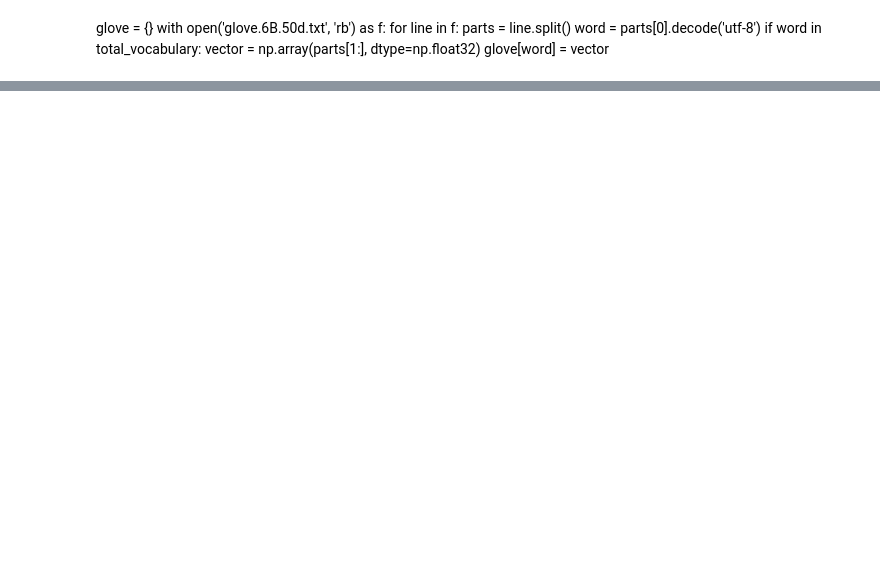
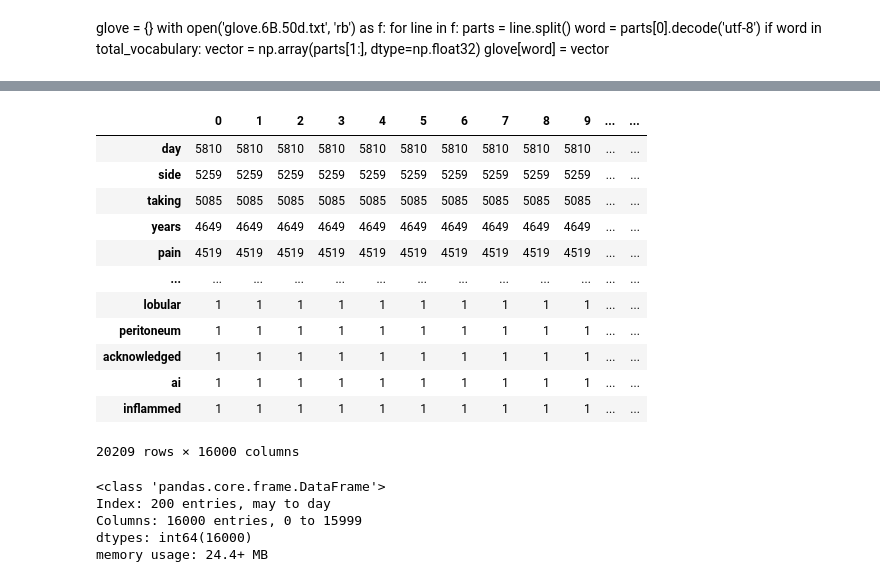
Before and after one commit to jmarksk/DrugReviewAnalysis, a Jupyter notebook: drugReviews.ipynb, the cells around one changed output, grey strips where cells are left out. Saved outputs shown, nothing was run; the diff lists cells and outputs as text; code cells hidden in the pictures; blank space fills up the shorter version.

```diff
--- a/drugReviews.ipynb
+++ b/drugReviews.ipynb
@@ -260,5 +377,5 @@ com = com.lower()
 # %%
-ttestw= tokenizer.tokenize(com)
+ttestw= tokenizer.tokenize(comb)
 # %% [markdown]
 fw = FreqDist(ttestw)
 # %% [markdown]
@@ -285,3 +394,5 @@ FreqDist({'side': 344, 'day': 343, 'taking': 326, 'years': 309, 'pain': 299, 'ef
+# %%
+FD= FreqDist(w_words_stoppedC)
 # %% [markdown]
 glove = {}
 with open('glove.6B.50d.txt', 'rb') as f:
@@ -291,3 +402,7 @@ with open('glove.6B.50d.txt', 'rb') as f:
         if word in total_vocabulary:
             vector = np.array(parts[1:], dtype=np.float32)
             glove[word] = vector
+# %%
+df = pd.DataFrame(data = dict(FD), index = range(16000))
+# %%
+dft=df.transpose()
@@ -293,0 +419,16 @@ with open('glove.6B.50d.txt', 'rb') as f:
+# %%
+dft.sort_values(by= 0, axis = 0, ascending = False)
+# %% [output]
+|  | 0 | 1 | 2 | 3 | 4 | 5 | 6 | 7 | 8 | 9 | ... | ... |
+| day | 5810 | 5810 | 5810 | 5810 | 5810 | 5810 | 5810 | 5810 | 5810 | 5810 | ... | ... |
+| side | 5259 | 5259 | 5259 | 5259 | 5259 | 5259 | 5259 | 5259 | 5259 | 5259 | ... | ... |
+| taking | 5085 | 5085 | 5085 | 5085 | 5085 | 5085 | 5085 | 5085 | 5085 | 5085 | ... | ... |
+| years | 4649 | 4649 | 4649 | 4649 | 4649 | 4649 | 4649 | 4649 | 4649 | 4649 | ... | ... |
+| pain | 4519 | 4519 | 4519 | 4519 | 4519 | 4519 | 4519 | 4519 | 4519 | 4519 | ... | ... |
+| ... | ... | ... | ... | ... | ... | ... | ... | ... | ... | ... | ... | ... |
+| lobular | 1 | 1 | 1 | 1 | 1 | 1 | 1 | 1 | 1 | 1 | ... | ... |
+| peritoneum | 1 | 1 | 1 | 1 | 1 | 1 | 1 | 1 | 1 | 1 | ... | ... |
+| acknowledged | 1 | 1 | 1 | 1 | 1 | 1 | 1 | 1 | 1 | 1 | ... | ... |
+| ai | 1 | 1 | 1 | 1 | 1 | 1 | 1 | 1 | 1 | 1 | ... | ... |
+| inflammed | 1 | 1 | 1 | 1 | 1 | 1 | 1 | 1 | 1 | 1 | ... | ... |
+20209 rows × 16000 columns
@@ -293,0 +437,8 @@ with open('glove.6B.50d.txt', 'rb') as f:
+# %%
+df200.info()
+# %% [output]
+<class 'pandas.core.frame.DataFrame'>
+Index: 200 entries, may to day
+Columns: 16000 entries, 0 to 15999
+dtypes: int64(16000)
+memory usage: 24.4+ MB
```
Also changed, not shown: parts of 96 cells of this notebook.
